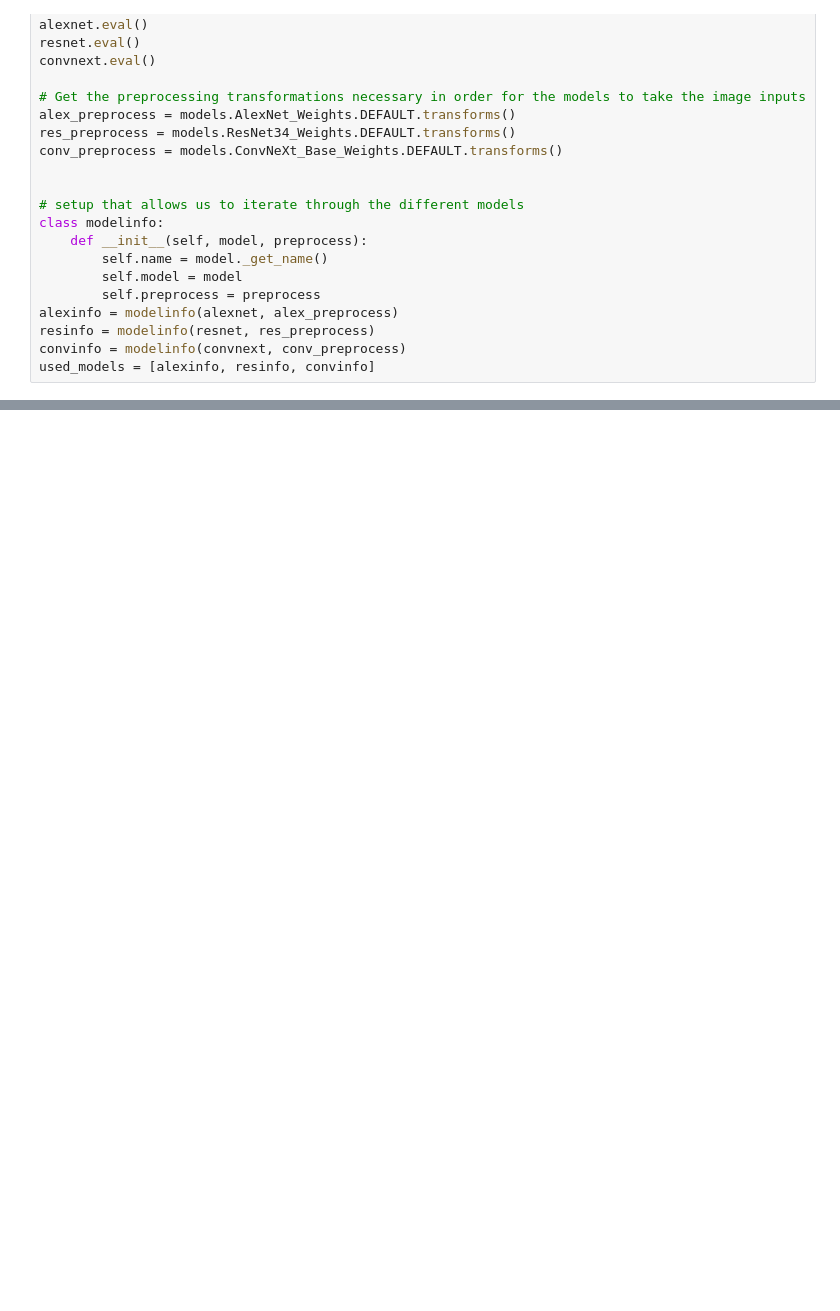
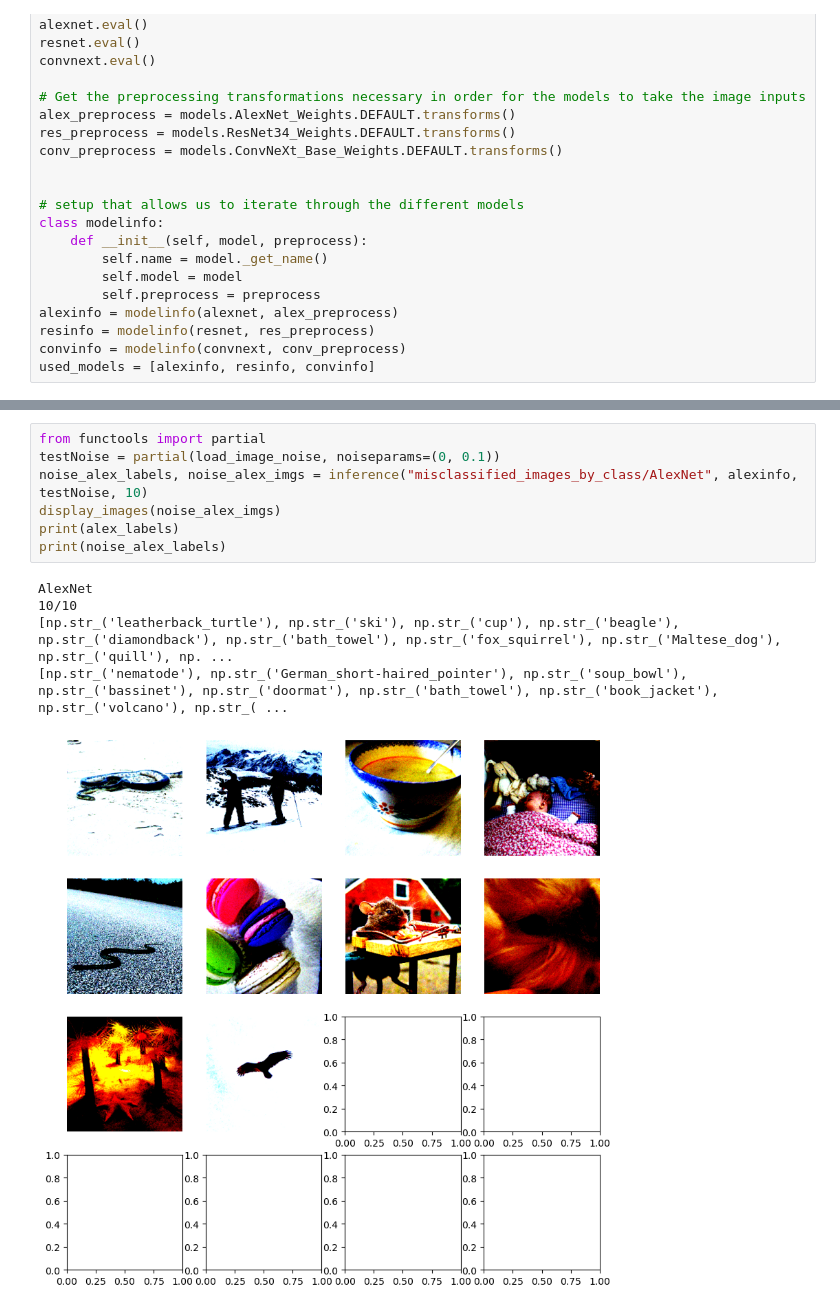
Before and after one commit to Timmald/massai-interpretability, a Jupyter notebook: Skye_Starter_CNN_Code/noise_experiment.ipynb, the cells around one changed output, grey strips where cells are left out. Drawn from its saved outputs; the diff is of its cells as text; blank space fills up the shorter version.

```diff
--- a/Skye_Starter_CNN_Code/noise_experiment.ipynb
+++ b/Skye_Starter_CNN_Code/noise_experiment.ipynb
@@ -158,0 +159,13 @@ misclass_pics, misclass_count, accuracy = get_misclassified(used_models, model_l
+# %%
+from functools import partial
+testNoise = partial(load_image_noise, noiseparams=(0, 0.1))
+noise_alex_labels, noise_alex_imgs = inference("misclassified_images_by_class/AlexNet", alexinfo, testNoise, 10)
+display_images(noise_alex_imgs)
+print(alex_labels)
+print(noise_alex_labels)
+# %% [output]
+AlexNet
+10/10
+[np.str_('leatherback_turtle'), np.str_('ski'), np.str_('cup'), np.str_('beagle'), np.str_('diamondback'), np.str_('bath_towel'), np.str_('fox_squirrel'), np.str_('Maltese_dog'), np.str_('quill'), np. ...
+[np.str_('nematode'), np.str_('German_short-haired_pointer'), np.str_('soup_bowl'), np.str_('bassinet'), np.str_('doormat'), np.str_('bath_towel'), np.str_('book_jacket'), np.str_('volcano'), np.str_( ...
+[figure, added]
```
Also changed, not shown: parts of 12 cells of this notebook, 5 other files.
